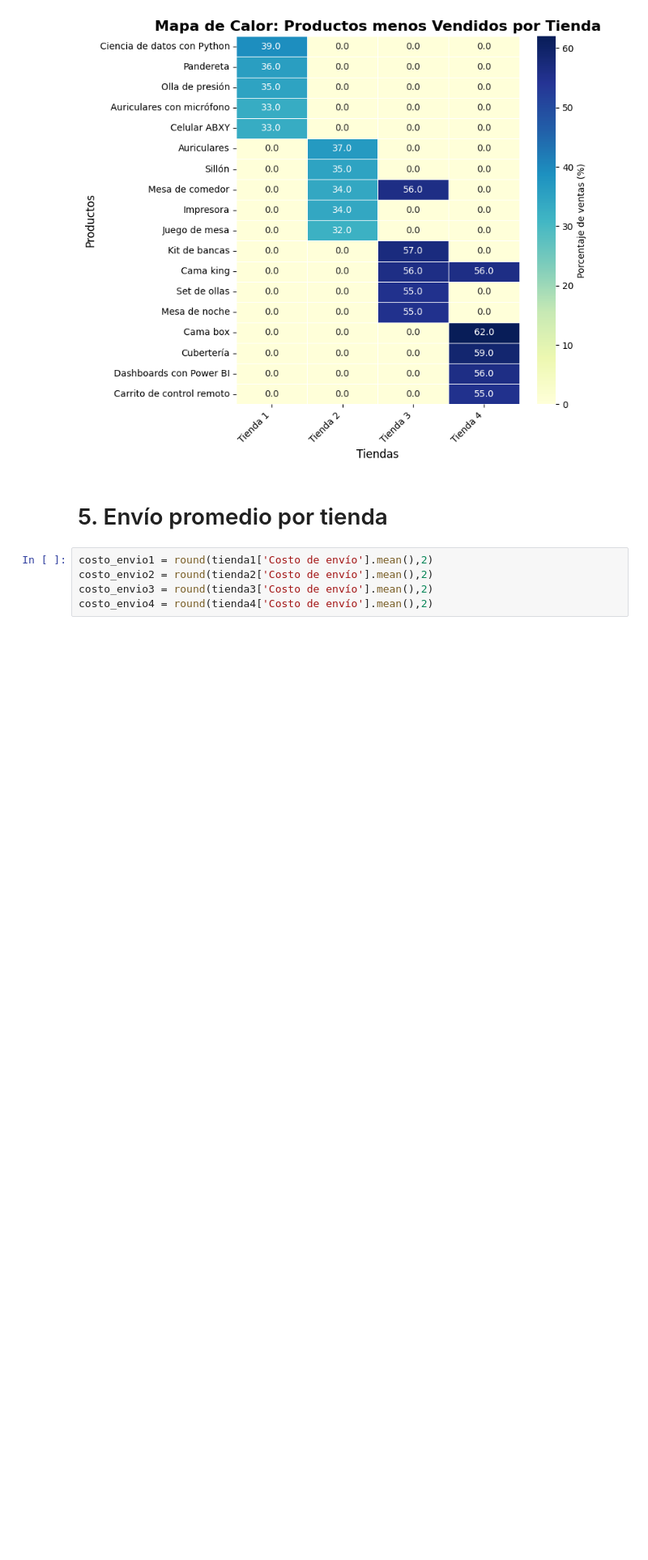
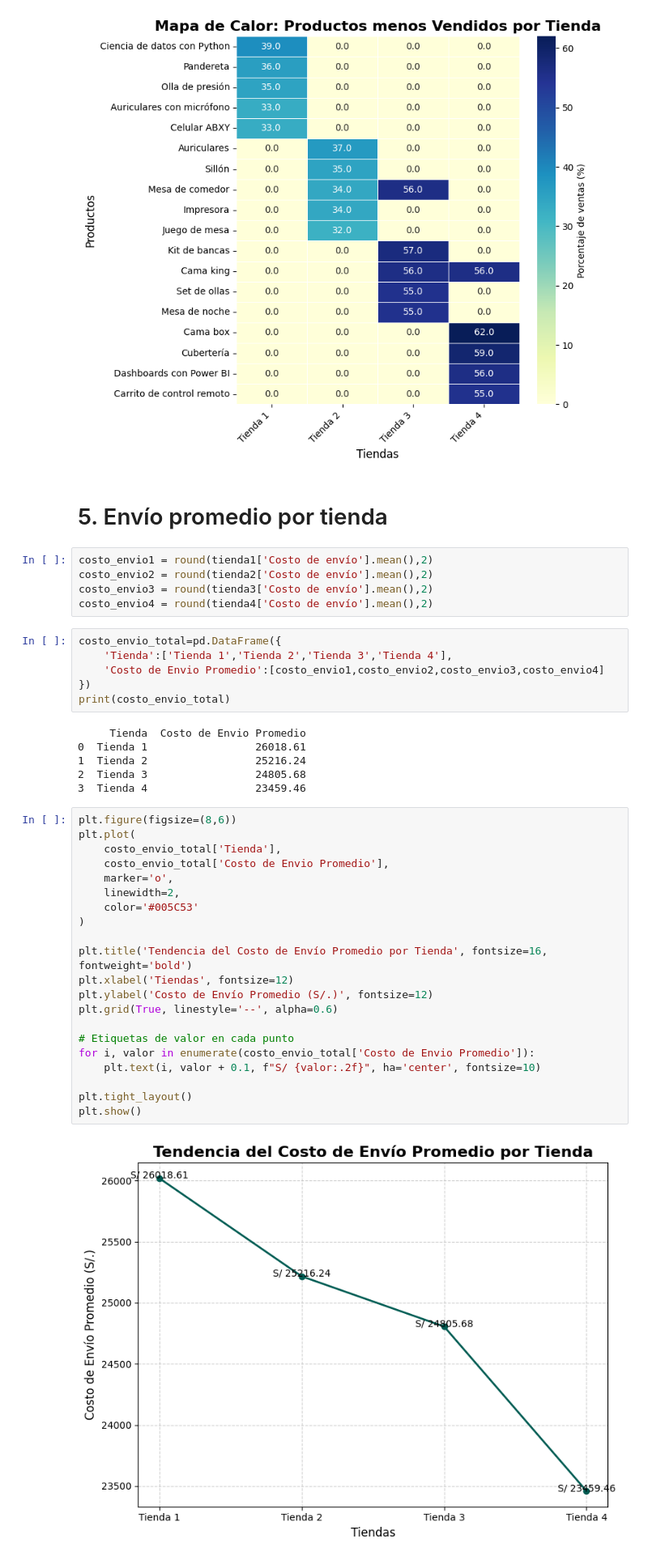
Before and after one commit to Luis-stack-create/challenge-data-science, a Jupyter notebook: Challengue_data_science.ipynb, the cells around one changed output. Shown at 81% size. Cells and saved outputs as stored; diff of their text form; blank space fills up the shorter version.

```diff
--- a/Challengue_data_science.ipynb
+++ b/Challengue_data_science.ipynb
@@ -388,3 +359,38 @@ costo_envio1 = round(tienda1['Costo de envío'].mean(),2)
 costo_envio2 = round(tienda2['Costo de envío'].mean(),2)
 costo_envio3 = round(tienda3['Costo de envío'].mean(),2)
 costo_envio4 = round(tienda4['Costo de envío'].mean(),2)
+# %%
+costo_envio_total=pd.DataFrame({
+    'Tienda':['Tienda 1','Tienda 2','Tienda 3','Tienda 4'],
+    'Costo de Envio Promedio':[costo_envio1,costo_envio2,costo_envio3,costo_envio4]
+})
+print(costo_envio_total)
+# %% [output]
+     Tienda  Costo de Envio Promedio
+0  Tienda 1                 26018.61
+1  Tienda 2                 25216.24
+2  Tienda 3                 24805.68
+3  Tienda 4                 23459.46
+# %%
+plt.figure(figsize=(8,6))
+plt.plot(
+    costo_envio_total['Tienda'],
+    costo_envio_total['Costo de Envio Promedio'],
+    marker='o',
+    linewidth=2,
+    color='#005C53'
+)
+
+plt.title('Tendencia del Costo de Envío Promedio por Tienda', fontsize=16, fontweight='bold')
+plt.xlabel('Tiendas', fontsize=12)
+plt.ylabel('Costo de Envío Promedio (S/.)', fontsize=12)
+plt.grid(True, linestyle='--', alpha=0.6)
+
+# Etiquetas de valor en cada punto
+for i, valor in enumerate(costo_envio_total['Costo de Envio Promedio']):
+    plt.text(i, valor + 0.1, f"S/ {valor:.2f}", ha='center', fontsize=10)
+
+plt.tight_layout()
+plt.show()
+# %% [output]
+[figure, added]
```
Also changed, not shown: parts of 9 cells of this notebook.
